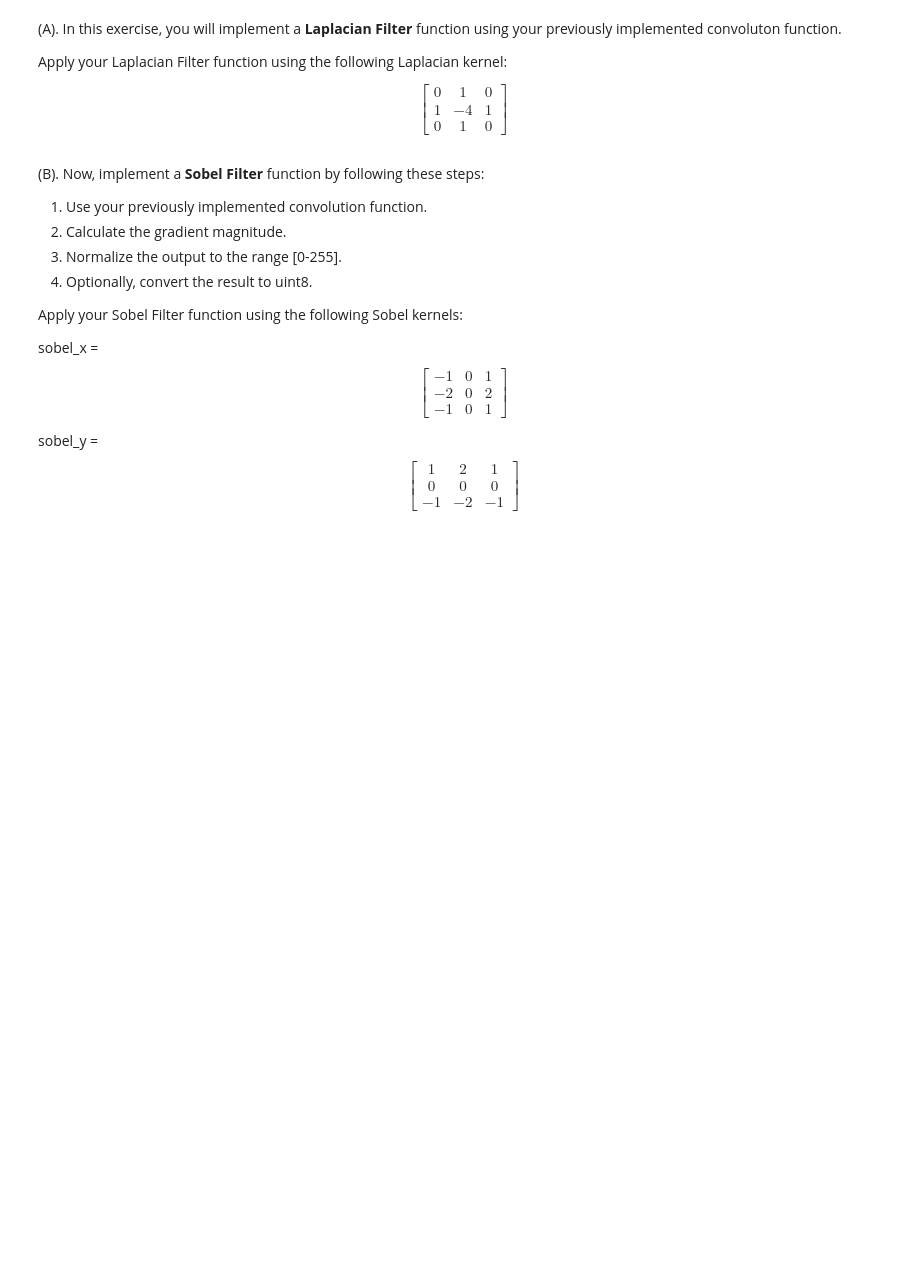
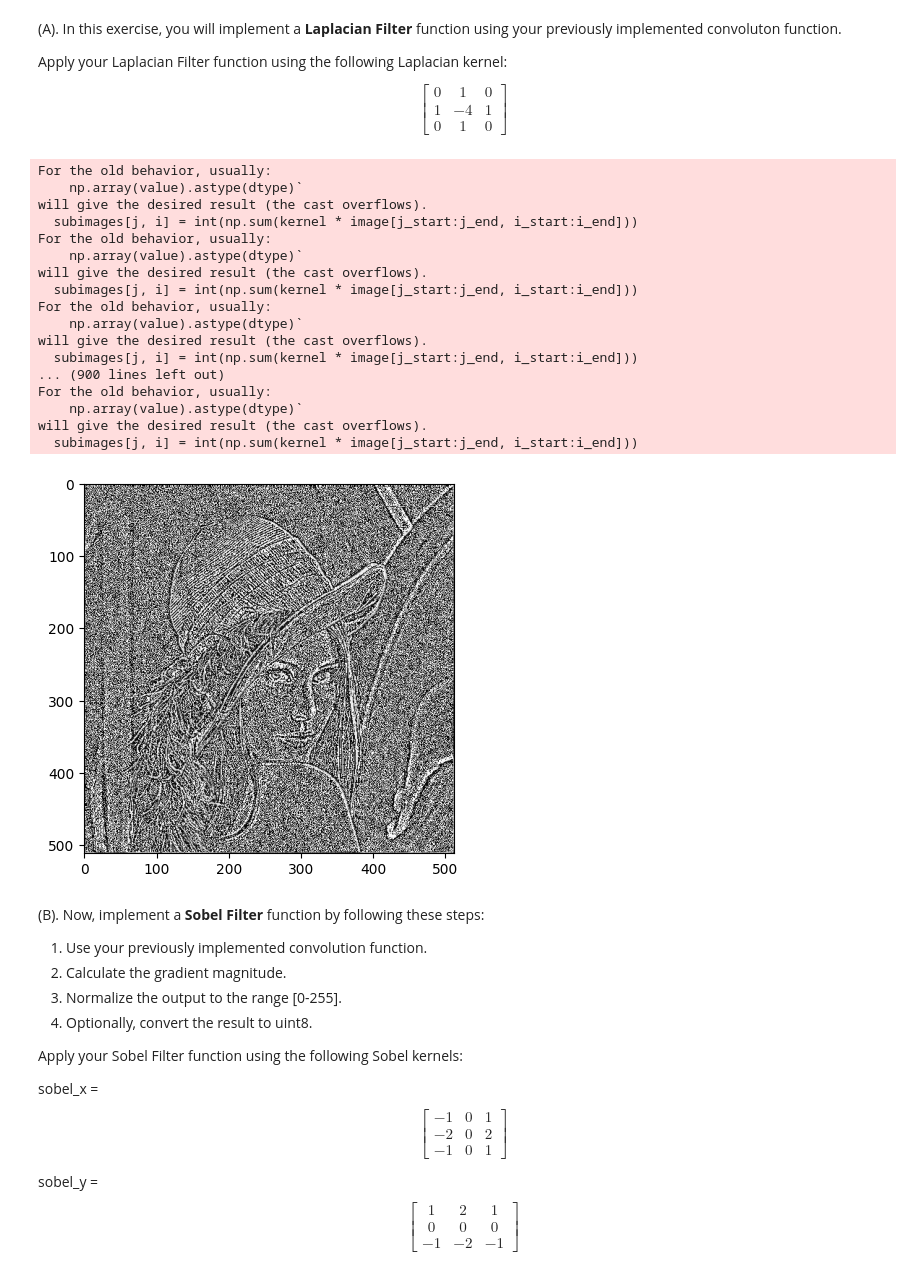
Before and after one commit to Pablo-H-H/Proyecto-1-Vision-Por-Computador, a Jupyter notebook: Project1.ipynb, the cells around one changed output. Cells and saved outputs as stored; diff of their text form; code cells hidden in the pictures; blank space fills up the shorter version.

```diff
--- a/Project1.ipynb
+++ b/Project1.ipynb
@@ -140,28 +190,61 @@ Apply your Laplacian Filter function using the following Laplacian kernel:
 0 & 1 & 0
 \end{bmatrix}
 # %%
+# Import libraries
+from scipy.signal import convolve2d
+import cv2
+import numpy as np
+import matplotlib.pyplot as plt
+
 # Load an image (grayscale and color)
-image = ...
+image = cv2.imread("./images/lenna.png", 0)
 
 # Create the Laplacian kernel
-laplacian_kernel = ...
+laplacian_kernel = np.array([[0, 1, 0],
+                              [1, -4, 1],
+                              [0, 1, 0]])
 
 # Set needed variables
-padding = ...
-stride = ...
+padding = 1
+stride = 1
 
 def laplacian_filter(image, kernel, padding, stride):
   # Apply your previously implemented convolution function
   # Ensure the output has the same dimensions as the input image
   # Your code goes here!
+  laplacian_output = convolution(image, kernel, padding, stride)
+
+  if(laplacian_output.shape != image.shape):
+      raise ValueError("Output dimensions do not match input dimensions.")
 
   return laplacian_output  # Output after applying the Laplacian filter
 
 # Apply the Sobel filter
 laplacian_output = laplacian_filter(image, laplacian_kernel, padding, stride)
 
 # Display the iamge and laplacian output
 # Your code goes here!
+plt.imshow(laplacian_output, cmap='gray', vmin=0, vmax=255);
+plt.show();
+# %% [output]
+For the old behavior, usually:
+    np.array(value).astype(dtype)`
+will give the desired result (the cast overflows).
+  subimages[j, i] = int(np.sum(kernel * image[j_start:j_end, i_start:i_end]))
+For the old behavior, usually:
+    np.array(value).astype(dtype)`
+will give the desired result (the cast overflows).
+  subimages[j, i] = int(np.sum(kernel * image[j_start:j_end, i_start:i_end]))
+For the old behavior, usually:
+    np.array(value).astype(dtype)`
+will give the desired result (the cast overflows).
+  subimages[j, i] = int(np.sum(kernel * image[j_start:j_end, i_start:i_end]))
+... (900 lines left out)
+For the old behavior, usually:
+    np.array(value).astype(dtype)`
+will give the desired result (the cast overflows).
+  subimages[j, i] = int(np.sum(kernel * image[j_start:j_end, i_start:i_end]))
+[figure, added]
 # %% [markdown]
 (B). Now, implement a **Sobel Filter** function by following these steps:
 1. Use your previously implemented convolution function.
```
Also changed, not shown: parts of 5 cells of this notebook, 2 other files.
